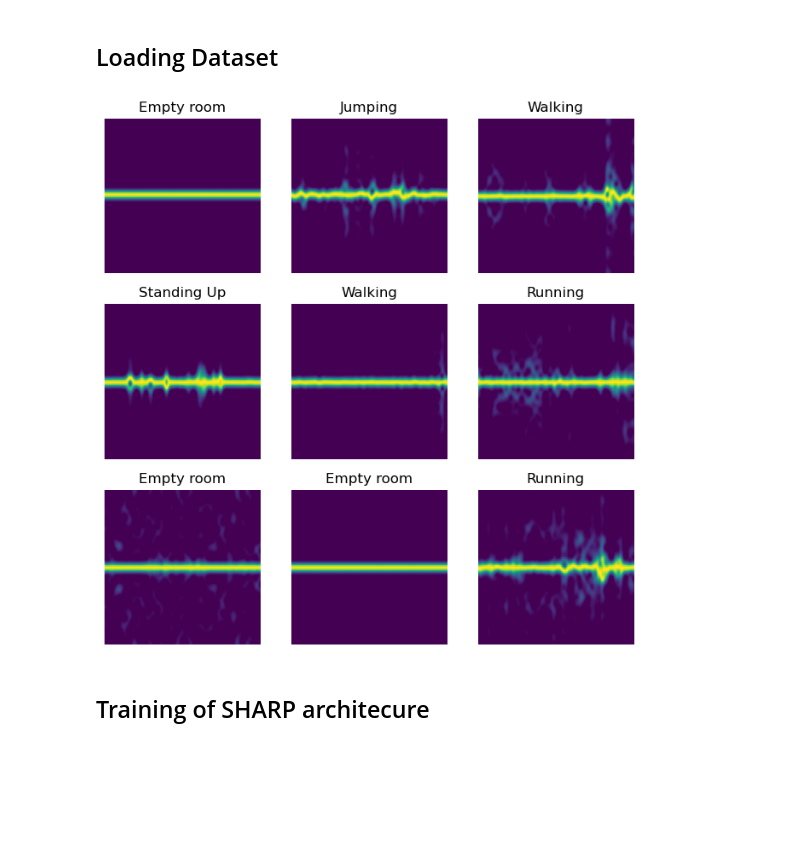
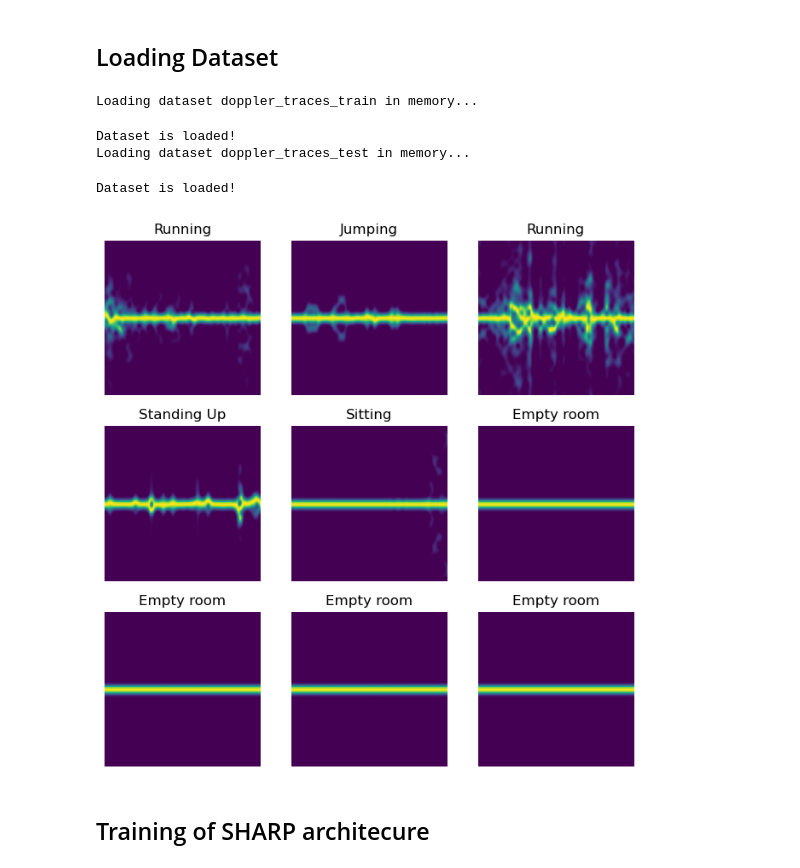
Before and after one commit to RaffaeleSabatini/Human-Activity-Recognition-using-Wifi, a Jupyter notebook: main.ipynb, the cells around one changed output. Saved outputs shown, nothing was run; the diff lists cells and outputs as text; code cells hidden in the pictures; blank space fills up the shorter version.

```diff
--- a/main.ipynb
+++ b/main.ipynb
@@ -85,32 +87,40 @@ transforms = Compose([
     RandomHorizontalFlip()
 ])
 # %%
-train_dataset = DopplerDataset("doppler_traces_train", transform=transforms)
-train_dataloader = DataLoader(train_dataset, batch_size=BATCH_SIZE, shuffle=True, num_workers=2)
+batch_size = 128
+train_dataset  = DopplerDataset("doppler_traces_train")
+train_dataloader = DataLoader(train_dataset, batch_size=batch_size, shuffle=True, num_workers=2)
+
+test_dataset  = DopplerDataset("doppler_traces_test")
+test_dataloader = DataLoader(test_dataset, batch_size=batch_size, shuffle=True, num_workers=2)
 
 labels_map = {
     0: "Standing",
     1: "Walking",
     2: "Running",
     3: "Standing Up",
     4: "Empty room",
     5: "Sitting",
     6: "Moving arm",
     7: "Jumping"
 }
 
 figure = plt.figure(figsize=(8, 8))
 cols, rows = 3, 3
 for i in range(1, cols*rows + 1):
     sample_idx = torch.randint(len(train_dataset), size=(1,)).item()
     img, label = train_dataset[sample_idx]
     figure.add_subplot(rows, cols, i)
     plt.title(labels_map[int(label)])
     plt.axis("off")
     plt.imshow(img[0,:,:], aspect='auto')
 plt.show()
 # %% [output]
+Loading dataset doppler_traces_train in memory...
+Dataset is loaded!
+Loading dataset doppler_traces_test in memory...
+Dataset is loaded!
-[figure, old version]
+[figure, new version]
 # %% [markdown]
 ## Training of SHARP architecure
 # %%
```
Also changed, not shown: parts of 4 cells of this notebook, 4 other files.
